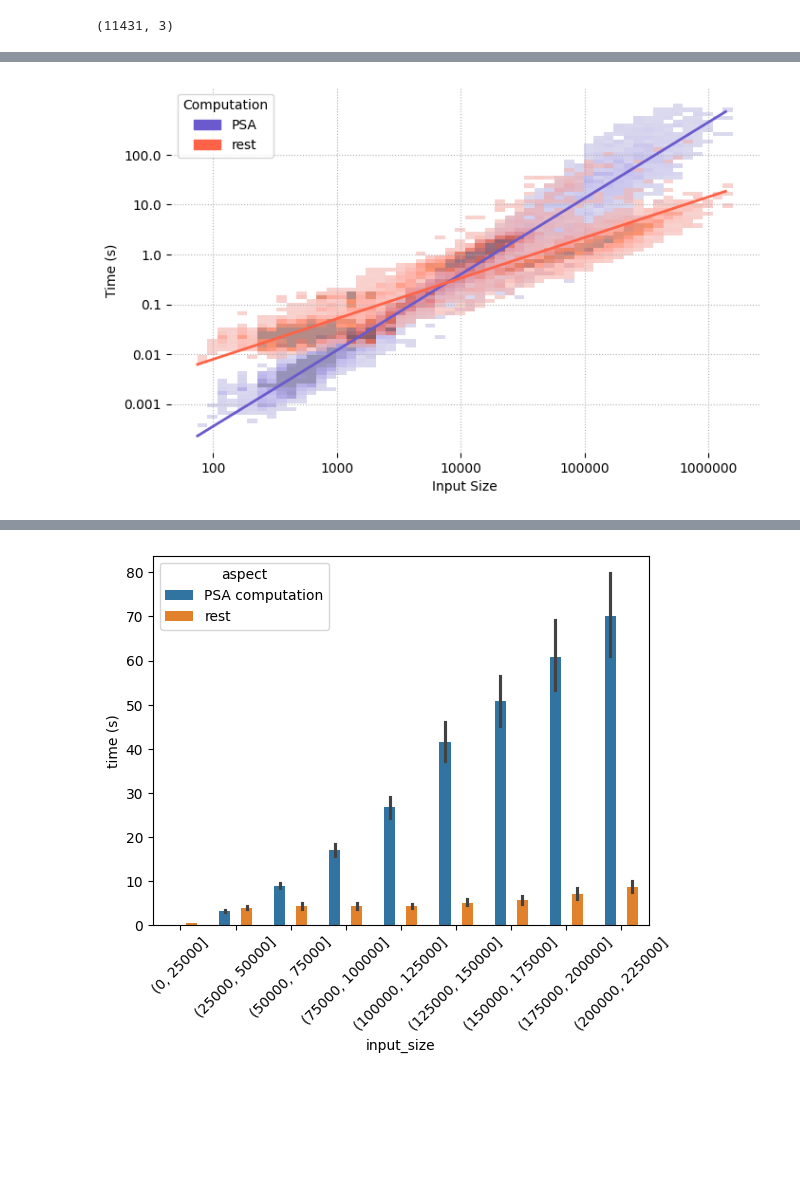
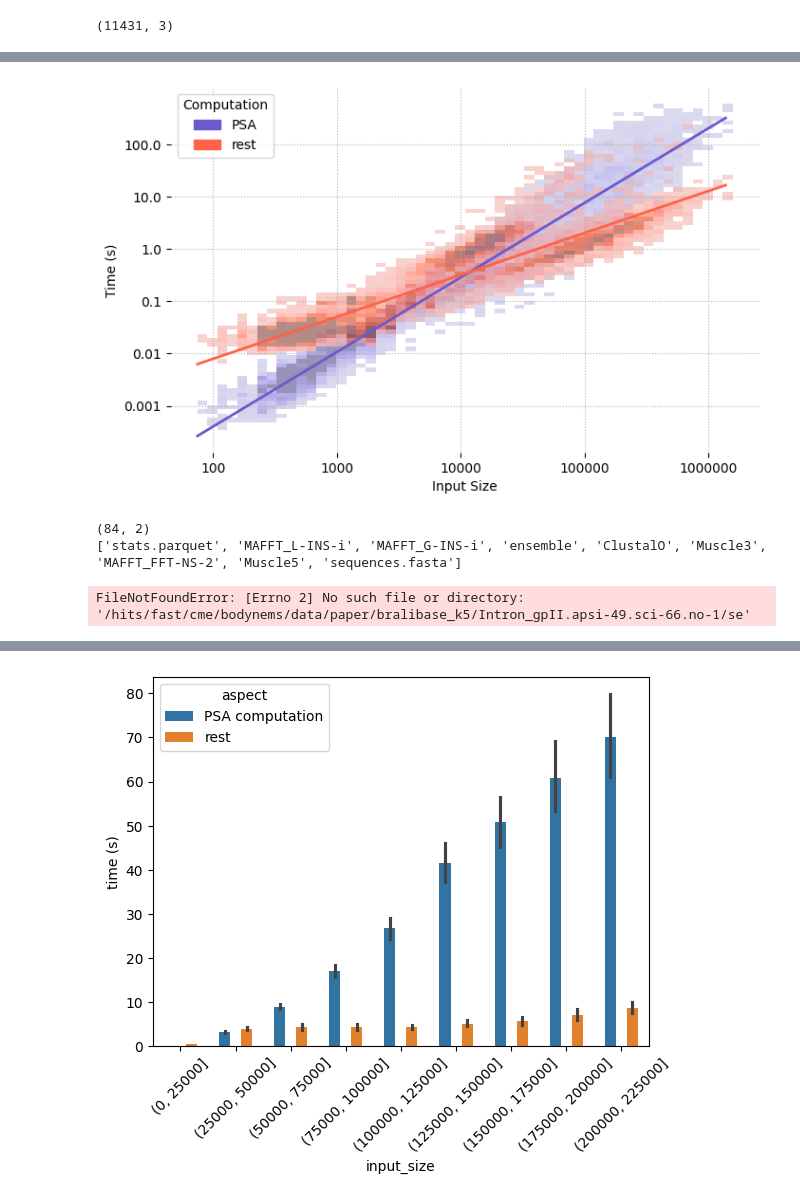
Before and after one commit to MaBody/aldiscore, a Jupyter notebook: notebooks/misc/runtime_results.ipynb, the cells around one changed output, grey strips where cells are left out. Saved outputs shown, nothing was run; the diff lists cells and outputs as text; code cells hidden in the pictures; blank space fills up the shorter version.

```diff
--- a/notebooks/misc/runtime_results.ipynb
+++ b/notebooks/misc/runtime_results.ipynb
@@ -116,34 +116,69 @@ ax = sn.histplot(
     pmax=0.7,
 )
 log_xticks = np.arange(2, 7)
 log_yticks = np.arange(-3, 3)
 
 plt.xlabel("Input Size")
 plt.ylabel("Time (s)")
 plt.xticks(log_xticks, labels=10**log_xticks)
 plt.yticks(log_yticks, labels=10.0**log_yticks)
 
 ax.grid(linestyle=":")
 ax.spines["top"].set_visible(False)
 ax.spines["right"].set_visible(False)
 ax.spines["left"].set_visible(False)
 ax.spines["bottom"].set_visible(False)
 
 sn.move_legend(ax, "upper left")
 
 colors = ["slateblue", "tomato"]
 for i, computation in enumerate(plot_df["Computation"].unique()):
     mask = plot_df["Computation"] == computation
     x_vals = x_log[mask].to_numpy().reshape(-1, 1)
     y_vals = y_log[mask].to_numpy()
     model = LinearRegression().fit(x_vals, y_vals)
     x_fit = np.linspace(x_vals.min(), x_vals.max(), 100).reshape(-1, 1)
     y_fit = model.predict(x_fit)
     ax.plot(x_fit.flatten(), y_fit, color=colors[i], lw=2, label=f"{computation} fit")
 
 
-# plt.savefig(
-#     ROOT.parent / "figures" / "computation_psa_vs_rest.svg", bbox_inches="tight"
-# )
+plt.savefig(
+    ROOT.parent / "figures" / "computation_psa_vs_rest.svg", bbox_inches="tight"
+)
 # %% [output]
-[figure, old version]
+[figure, new version]
+# %%
+plot_df = perf_df.sum(axis=1).to_frame()
+plot_df.columns = ["Time (s)"]
+plot_df["Count"] = feat_df["num_seqs"].loc[plot_df.index]
+plot_df["Length"] = feat_df["max.seq_length"].loc[plot_df.index]
+plot_df["Input Size"] = plot_df["Count"] * plot_df["Length"]
+strat_col = pd.cut(
+    plot_df["Input Size"],
+    bins=[
+        0,
+        1000,
+        2500,
+        5000,
+        10000,
+        25000,
+        50000,
+        100000,
+        250000,
+        500000,
+        750000,
+        1000000,
+        1500000,
+    ],
+)
+sample = plot_df.groupby(strat_col, observed=True).sample(n=7).reset_index().iloc[:, :2]
+print(sample.shape)
+sample.to_parquet(ROOT.parent / "logs" / "misc" / "runtime_sample.parquet")
+
+path = Path("/hits/fast/cme/bodynems/data/paper") / sample.iat[0, 0] / sample.iat[0, 1]
+print(os.listdir(path))
+print(os.listdir(path / "se"))
+# %% [output]
+(84, 2)
+['stats.parquet', 'MAFFT_L-INS-i', 'MAFFT_G-INS-i', 'ensemble', 'ClustalO', 'Muscle3', 'MAFFT_FFT-NS-2', 'Muscle5', 'sequences.fasta']
+FileNotFoundError: [Errno 2] No such file or directory: '/hits/fast/cme/bodynems/data/paper/bralibase_k5/Intron_gpII.apsi-49.sci-66.no-1/se'
```
Also changed, not shown: parts of 7 cells of this notebook, 3 other files.
